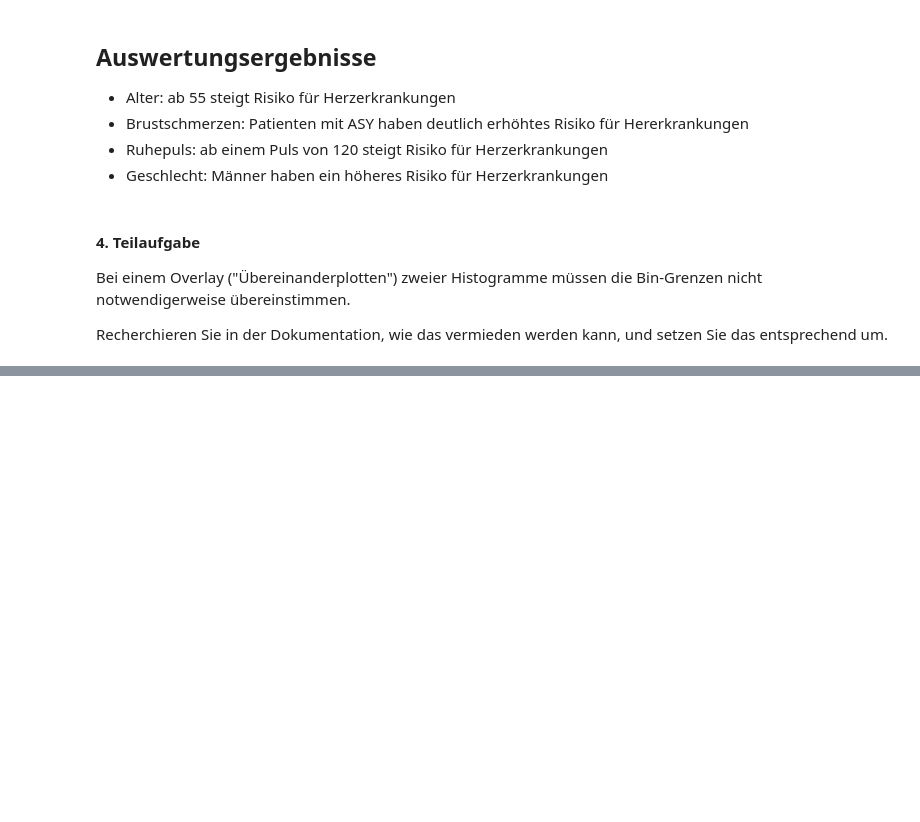
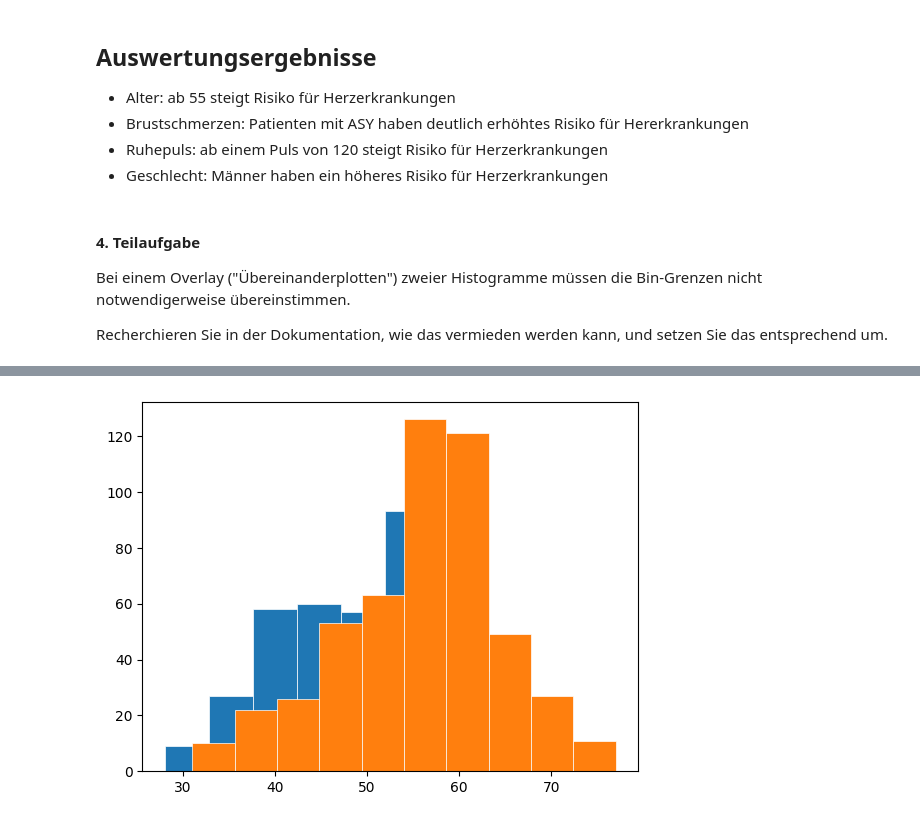
Before and after one commit to MartinElsaesser/data-science, a Jupyter notebook: exercises/exercise1/exercise1.ipynb, the cells around one changed output, grey strips where cells are left out. Drawn from its saved outputs; the diff is of its cells as text; code cells hidden in the pictures; blank space fills up the shorter version.

```diff
--- a/exercises/exercise1/exercise1.ipynb
+++ b/exercises/exercise1/exercise1.ipynb
@@ -149,0 +169,20 @@ Recherchieren Sie in der Dokumentation, wie das vermieden werden kann, und setze
+# %%
+import pandas as pd
+import numpy as np
+import matplotlib.pyplot as plt
+df = pd.read_csv('datasets/heart.csv')
+
+idx0 = df["HeartDisease"] == 0
+vec_healthy = df["Age"][idx0]
+vec_ill 	= df["Age"][~idx0]
+
+fig, ax = plt.subplots()
+
+
+# use same bin size
+bins = 10
+ax.hist(vec_healthy, bins=bins, linewidth=0.5, edgecolor="white", label="healthy")
+ax.hist(vec_ill, bins=bins, linewidth=0.5, edgecolor="white", label="ill")
+plt.show()
+# %% [output]
+[figure, added]
```
Also changed, not shown: parts of 1 cell of this notebook.
